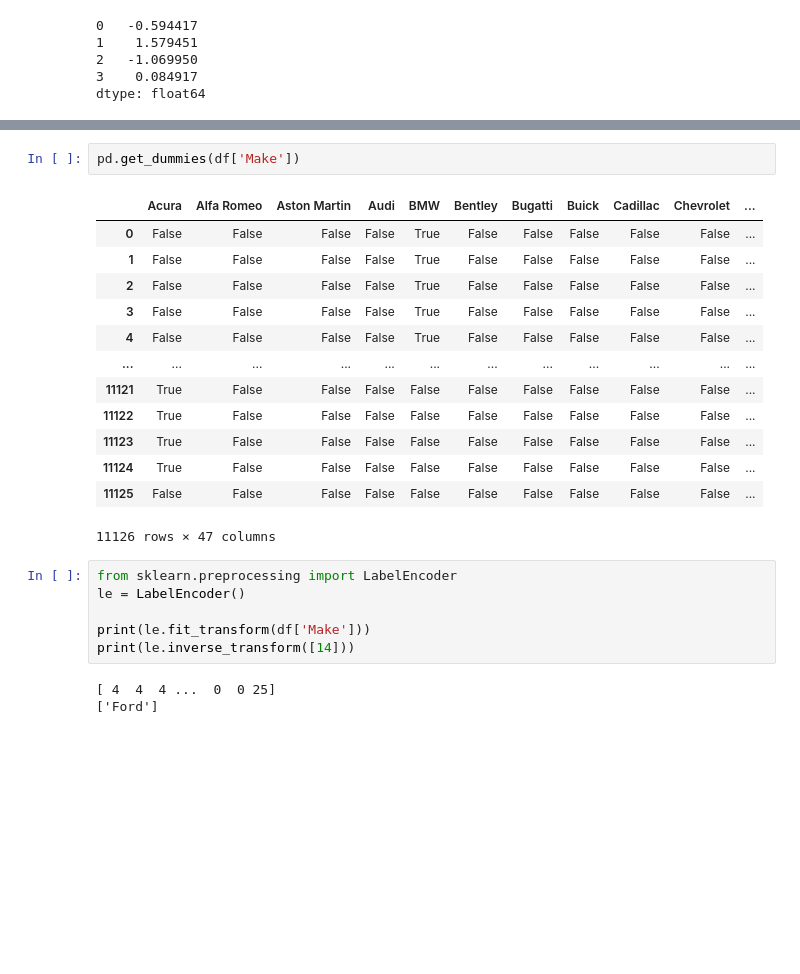
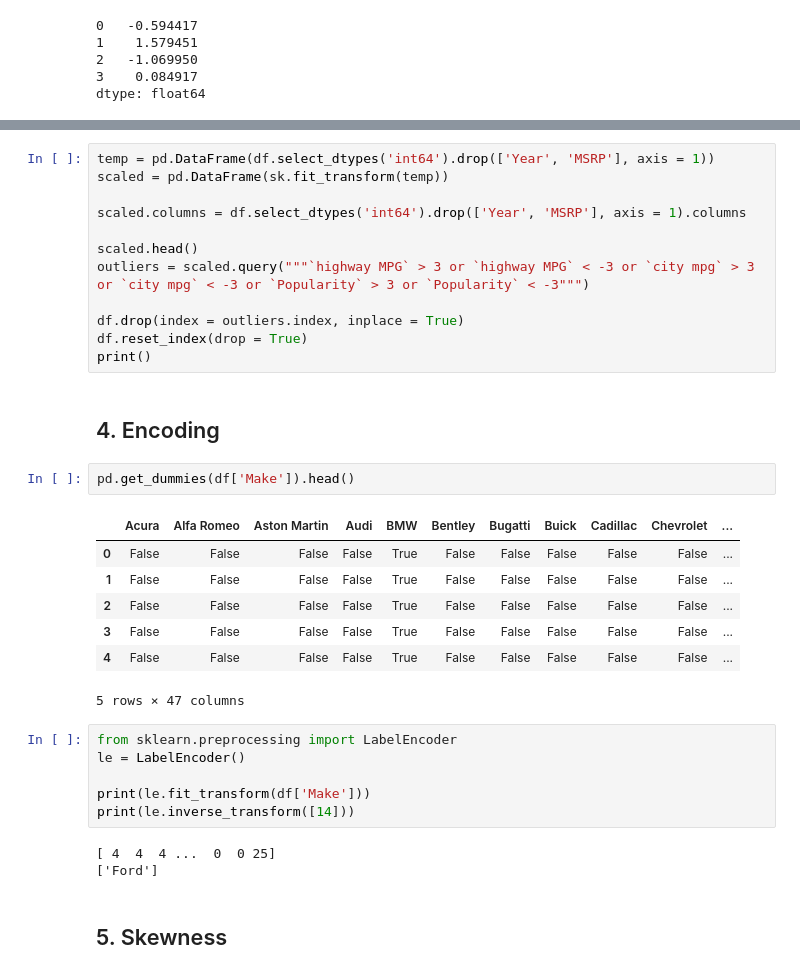
Before and after one commit to RDC28/ds-notes, a Jupyter notebook: EDA/eda.ipynb, the cells around one changed output, grey strips where cells are left out. Drawn from its saved outputs; the diff is of its cells as text; blank space fills up the shorter version.

```diff
--- a/EDA/eda.ipynb
+++ b/EDA/eda.ipynb
@@ -358,19 +344,27 @@ df[(scaled['MSRP'] > 3) | (scaled['MSRP'] < -3)].head()
+# %%
+temp = pd.DataFrame(df.select_dtypes('int64').drop(['Year', 'MSRP'], axis = 1))
+scaled = pd.DataFrame(sk.fit_transform(temp))
+
+scaled.columns = df.select_dtypes('int64').drop(['Year', 'MSRP'], axis = 1).columns
+
+scaled.head()
+outliers = scaled.query("""`highway MPG` > 3 or `highway MPG` < -3 or `city mpg` > 3 or `city mpg` < -3 or `Popularity` > 3 or `Popularity` < -3""")
+
+df.drop(index = outliers.index, inplace = True)
+df.reset_index(drop = True)
+print()
+# %% [markdown]
+## 4. Encoding
 # %%
-pd.get_dummies(df['Make'])
+pd.get_dummies(df['Make']).head()
 # %% [output]
 |  | Acura | Alfa Romeo | Aston Martin | Audi | BMW | Bentley | Bugatti | Buick | Cadillac | Chevrolet | ... |
 | 0 | False | False | False | False | True | False | False | False | False | False | ... |
 | 1 | False | False | False | False | True | False | False | False | False | False | ... |
 | 2 | False | False | False | False | True | False | False | False | False | False | ... |
 | 3 | False | False | False | False | True | False | False | False | False | False | ... |
 | 4 | False | False | False | False | True | False | False | False | False | False | ... |
-| ... | ... | ... | ... | ... | ... | ... | ... | ... | ... | ... | ... |
-| 11121 | True | False | False | False | False | False | False | False | False | False | ... |
-| 11122 | True | False | False | False | False | False | False | False | False | False | ... |
-| 11123 | True | False | False | False | False | False | False | False | False | False | ... |
-| 11124 | True | False | False | False | False | False | False | False | False | False | ... |
-| 11125 | False | False | False | False | False | False | False | False | False | False | ... |
-11126 rows × 47 columns
+5 rows × 47 columns
 # %%
 from sklearn.preprocessing import LabelEncoder
 le = LabelEncoder()
@@ -380,3 +374,5 @@ print(le.inverse_transform([14]))
 # %% [output]
 [ 4  4  4 ...  0  0 25]
 ['Ford']
+# %% [markdown]
+## 5. Skewness
```
Also changed, not shown: parts of 5 cells of this notebook.
